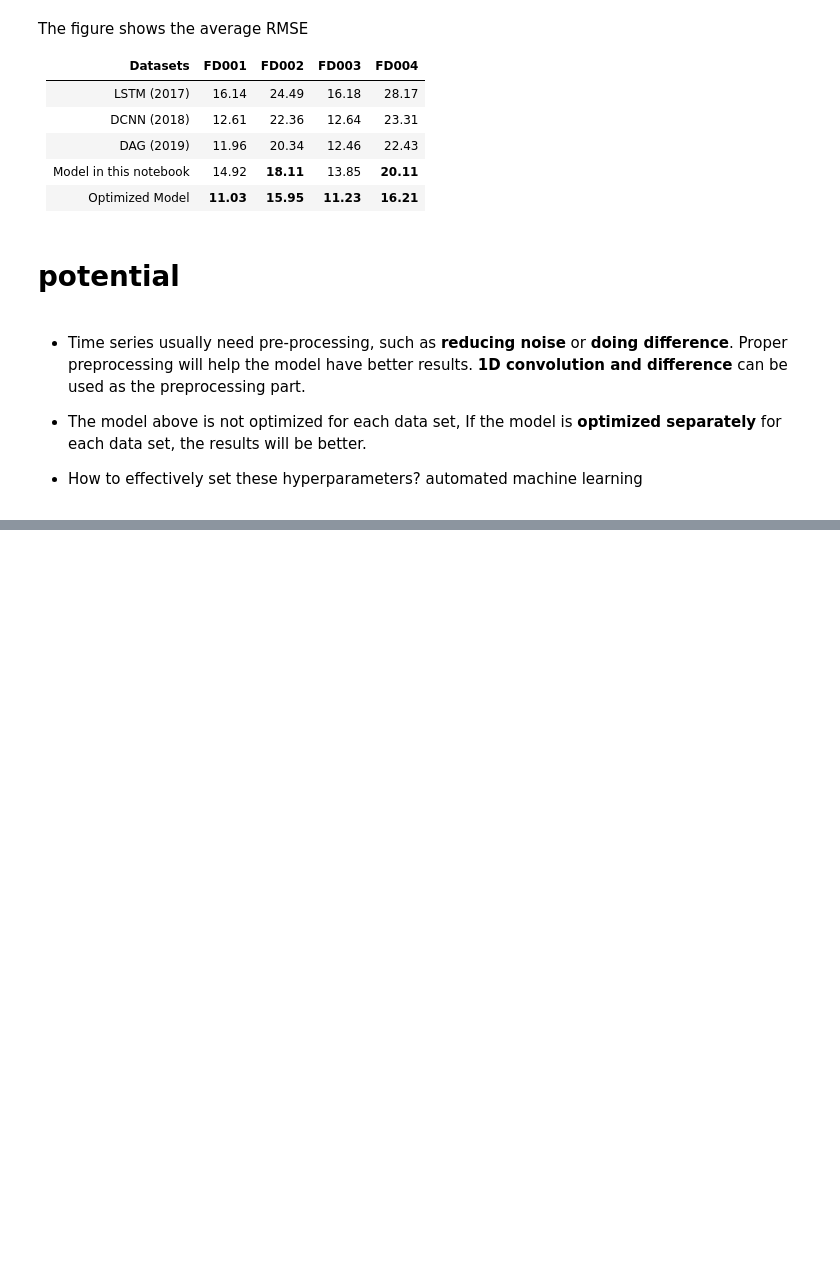
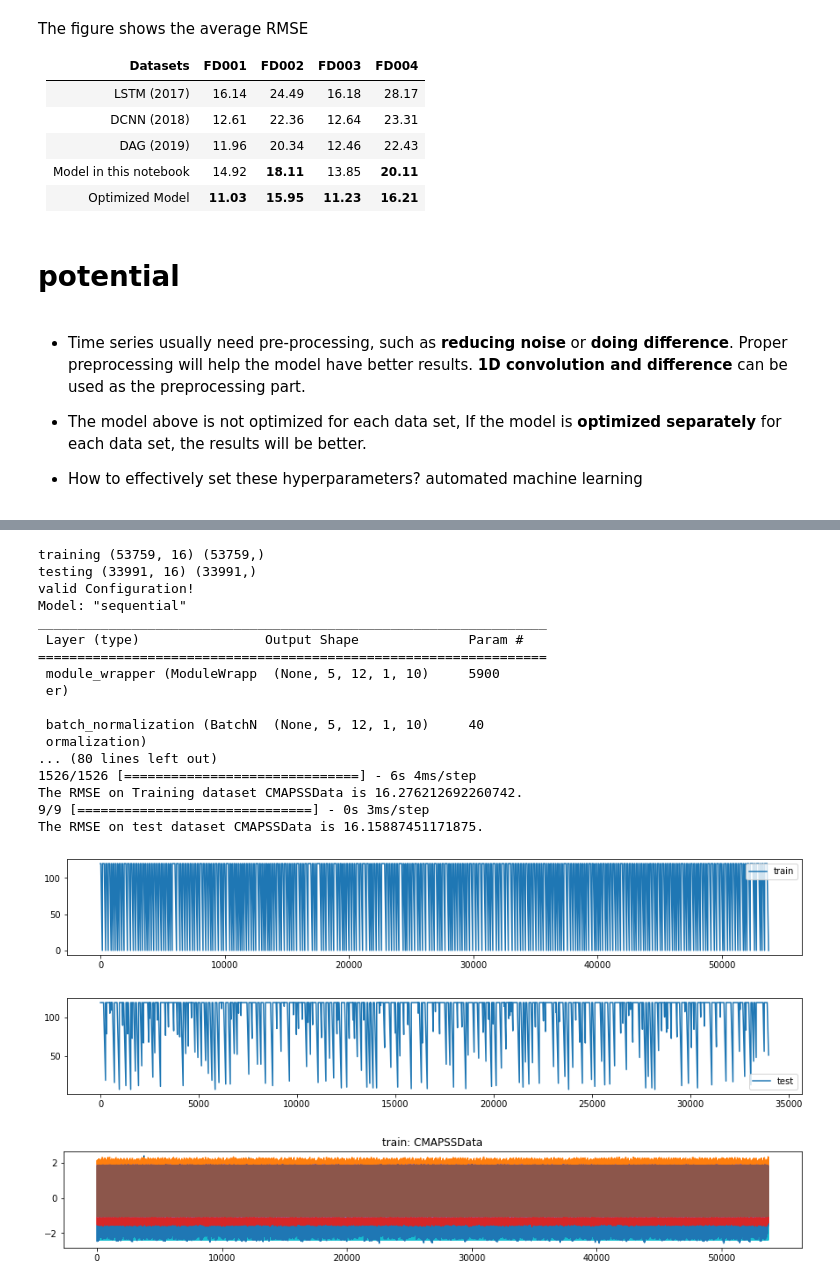
Before and after one commit to JoeZYX/AutoRUL, a Jupyter notebook: ECLSTM_RUL_estimation_tests.ipynb, the cells around one changed output, grey strips where cells are left out. Saved outputs shown, nothing was run; the diff lists cells and outputs as text; code cells hidden in the pictures; blank space fills up the shorter version.

```diff
--- a/ECLSTM_RUL_estimation_tests.ipynb
+++ b/ECLSTM_RUL_estimation_tests.ipynb
@@ -599,0 +631,3 @@ The figure shows the average RMSE
+# %%
+train_FD = train_FD.rename(columns={'engine_id': 'rtf_id'})
+test_FD= test_FD.rename(columns={'engine_id': 'rtf_id'})
@@ -599,0 +650,25 @@ The figure shows the average RMSE
+# %%
+test = RemainingUsefulLife(train_FD, test_FD, max_life=120,  epochs = 30, data_id = "CMAPSSData", test_rul= RUL_FD)
+# %%
+test.auto_rul()
+# %% [output]
+training (53759, 16) (53759,)
+testing (33991, 16) (33991,)
+valid Configuration!
+Model: "sequential"
+_________________________________________________________________
+ Layer (type)                Output Shape              Param #
+=================================================================
+ module_wrapper (ModuleWrapp  (None, 5, 12, 1, 10)     5900
+ er)
+
+ batch_normalization (BatchN  (None, 5, 12, 1, 10)     40
+ ormalization)
+... (80 lines left out)
+1526/1526 [==============================] - 6s 4ms/step
+The RMSE on Training dataset CMAPSSData is 16.276212692260742.
+9/9 [==============================] - 0s 3ms/step
+The RMSE on test dataset CMAPSSData is 16.15887451171875.
+[figure, added]
+[figure, added]
+[figure, added]
```
Also changed, not shown: parts of 10 cells of this notebook, 5 other files.
